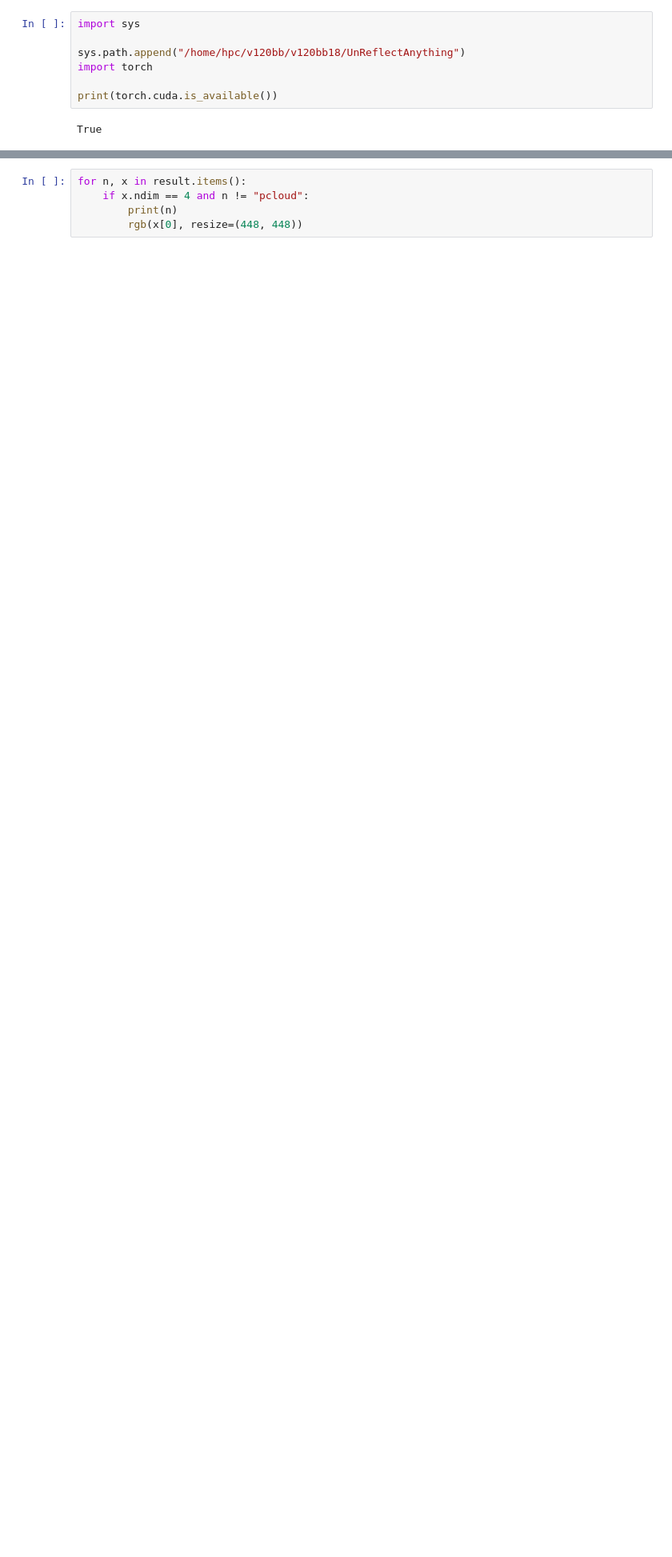
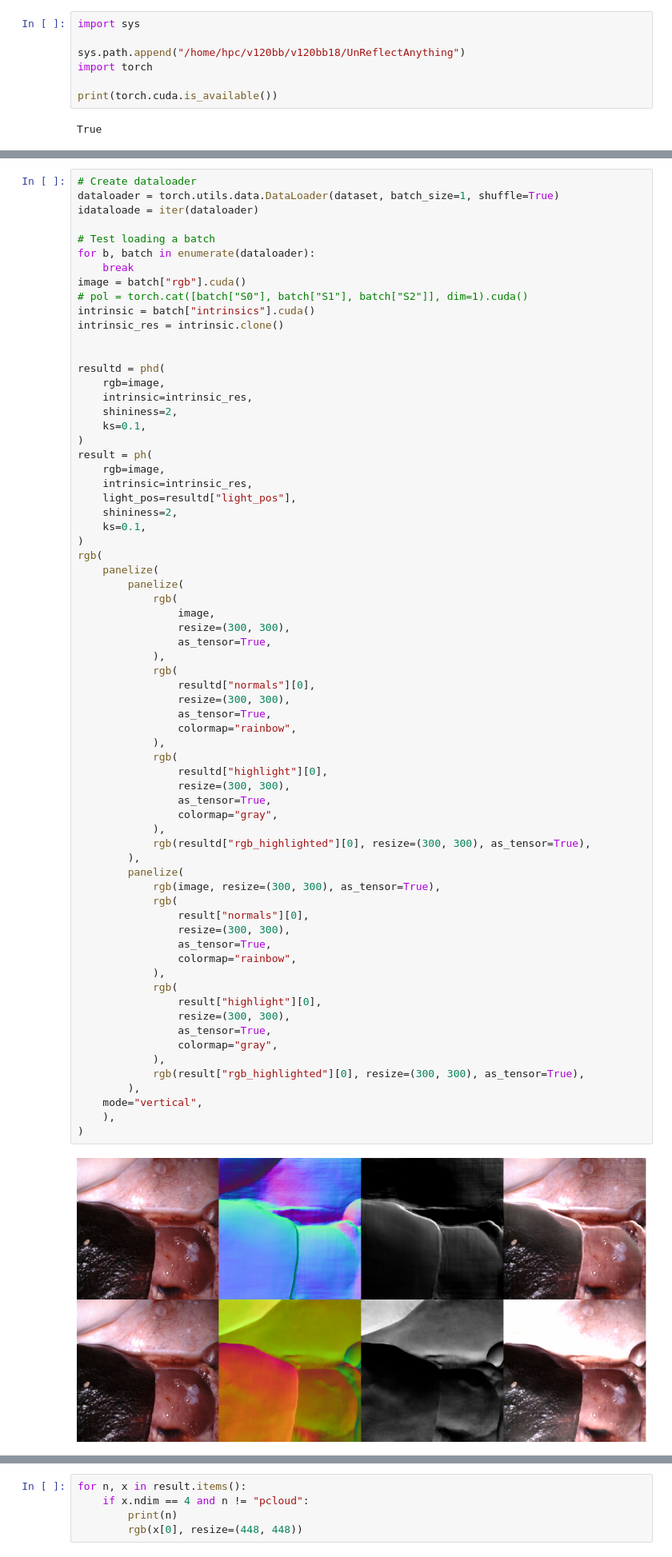
Before and after one commit to alberto-rota/UnReflectAnything, a Jupyter notebook: sandboxes/polar_highlights.ipynb, the cells around one changed output, grey strips where cells are left out. Shown at 80% size. Cells and saved outputs as stored; diff of their text form; blank space fills up the shorter version.

```diff
--- a/sandboxes/polar_highlights.ipynb
+++ b/sandboxes/polar_highlights.ipynb
@@ -19,0 +35,70 @@ from utilities import panelize, rgb
+# %%
+# Create dataloader
+dataloader = torch.utils.data.DataLoader(dataset, batch_size=1, shuffle=True)
+idataloade = iter(dataloader)
+
+# Test loading a batch
+for b, batch in enumerate(dataloader):
+    break
+image = batch["rgb"].cuda()
+# pol = torch.cat([batch["S0"], batch["S1"], batch["S2"]], dim=1).cuda()
+intrinsic = batch["intrinsics"].cuda()
+intrinsic_res = intrinsic.clone()
+
+
+resultd = phd(
+    rgb=image,
+    intrinsic=intrinsic_res,
+    shininess=2,
+    ks=0.1,
+)
+result = ph(
+    rgb=image,
+    intrinsic=intrinsic_res,
+    light_pos=resultd["light_pos"],
+    shininess=2,
+    ks=0.1,
+)
+rgb(
+    panelize(
+        panelize(
+            rgb(
+                image,
+                resize=(300, 300),
+                as_tensor=True,
+            ),
+            rgb(
+                resultd["normals"][0],
+                resize=(300, 300),
+                as_tensor=True,
+                colormap="rainbow",
+            ),
+            rgb(
+                resultd["highlight"][0],
+                resize=(300, 300),
+                as_tensor=True,
+                colormap="gray",
+            ),
+            rgb(resultd["rgb_highlighted"][0], resize=(300, 300), as_tensor=True),
+        ),
+        panelize(
+            rgb(image, resize=(300, 300), as_tensor=True),
+            rgb(
+                result["normals"][0],
+                resize=(300, 300),
+                as_tensor=True,
+                colormap="rainbow",
+            ),
+            rgb(
+                result["highlight"][0],
+                resize=(300, 300),
+                as_tensor=True,
+                colormap="gray",
+            ),
+            rgb(result["rgb_highlighted"][0], resize=(300, 300), as_tensor=True),
+        ),
+    mode="vertical",
+    ),
+)
+# %% [output]
+[figure, added]
```
Also changed, not shown: parts of 15 cells of this notebook, 15 other files.
